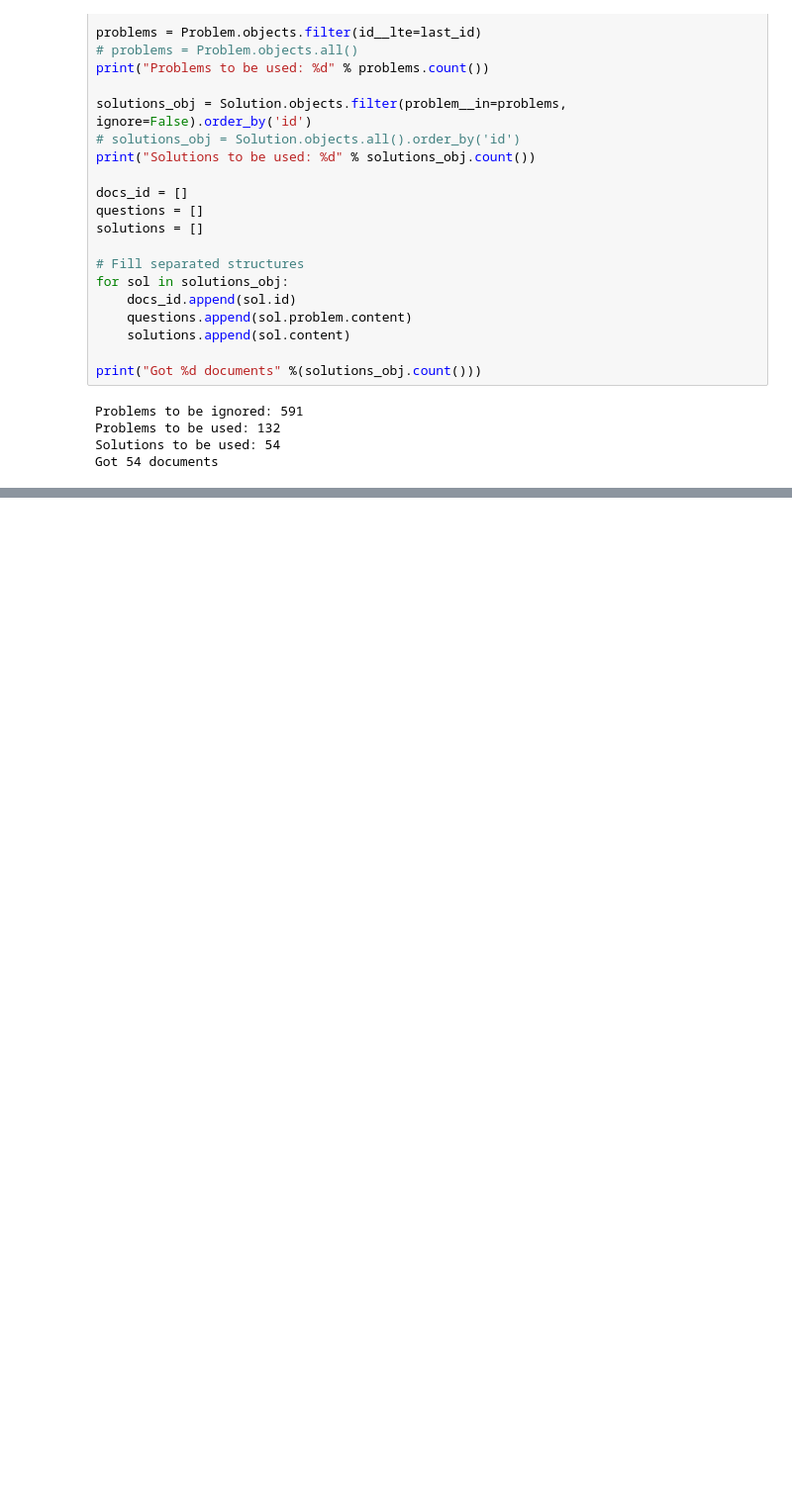
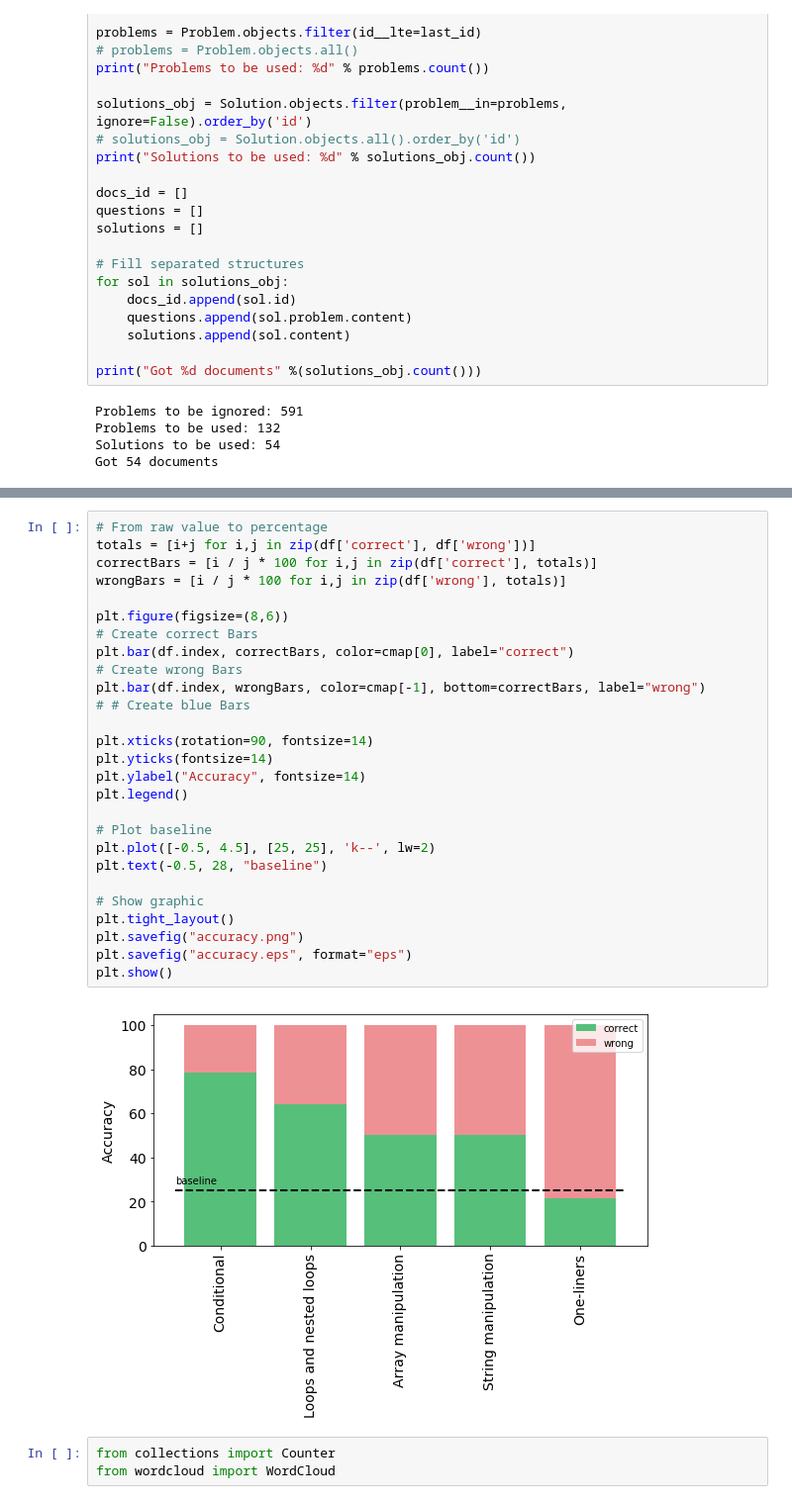
Before and after one commit to MachineTeachingEdu/machine-teaching, a Jupyter notebook: machineteaching/2019_05_28 - Concept Validation.ipynb, the cells around one changed output, grey strips where cells are left out. Shown at 99% size. Drawn from its saved outputs; the diff is of its cells as text; blank space fills up the shorter version.

```diff
--- a/machineteaching/2019_05_28 - Concept Validation.ipynb
+++ b/machineteaching/2019_05_28 - Concept Validation.ipynb
@@ -80,0 +178,32 @@ for cluster in clusters:
+# %%
+# From raw value to percentage
+totals = [i+j for i,j in zip(df['correct'], df['wrong'])]
+correctBars = [i / j * 100 for i,j in zip(df['correct'], totals)]
+wrongBars = [i / j * 100 for i,j in zip(df['wrong'], totals)]
+
+plt.figure(figsize=(8,6))
+# Create correct Bars
+plt.bar(df.index, correctBars, color=cmap[0], label="correct")
+# Create wrong Bars
+plt.bar(df.index, wrongBars, color=cmap[-1], bottom=correctBars, label="wrong")
+# # Create blue Bars
+
+plt.xticks(rotation=90, fontsize=14)
+plt.yticks(fontsize=14)
+plt.ylabel("Accuracy", fontsize=14)
+plt.legend()
+
+# Plot baseline
+plt.plot([-0.5, 4.5], [25, 25], 'k--', lw=2)
+plt.text(-0.5, 28, "baseline")
+
+# Show graphic
+plt.tight_layout()
+plt.savefig("accuracy.png")
+plt.savefig("accuracy.eps", format="eps")
+plt.show()
+# %% [output]
+[figure, added]
+# %%
+from collections import Counter
+from wordcloud import WordCloud
```
Also changed, not shown: parts of 10 cells of this notebook, 12 other files.
